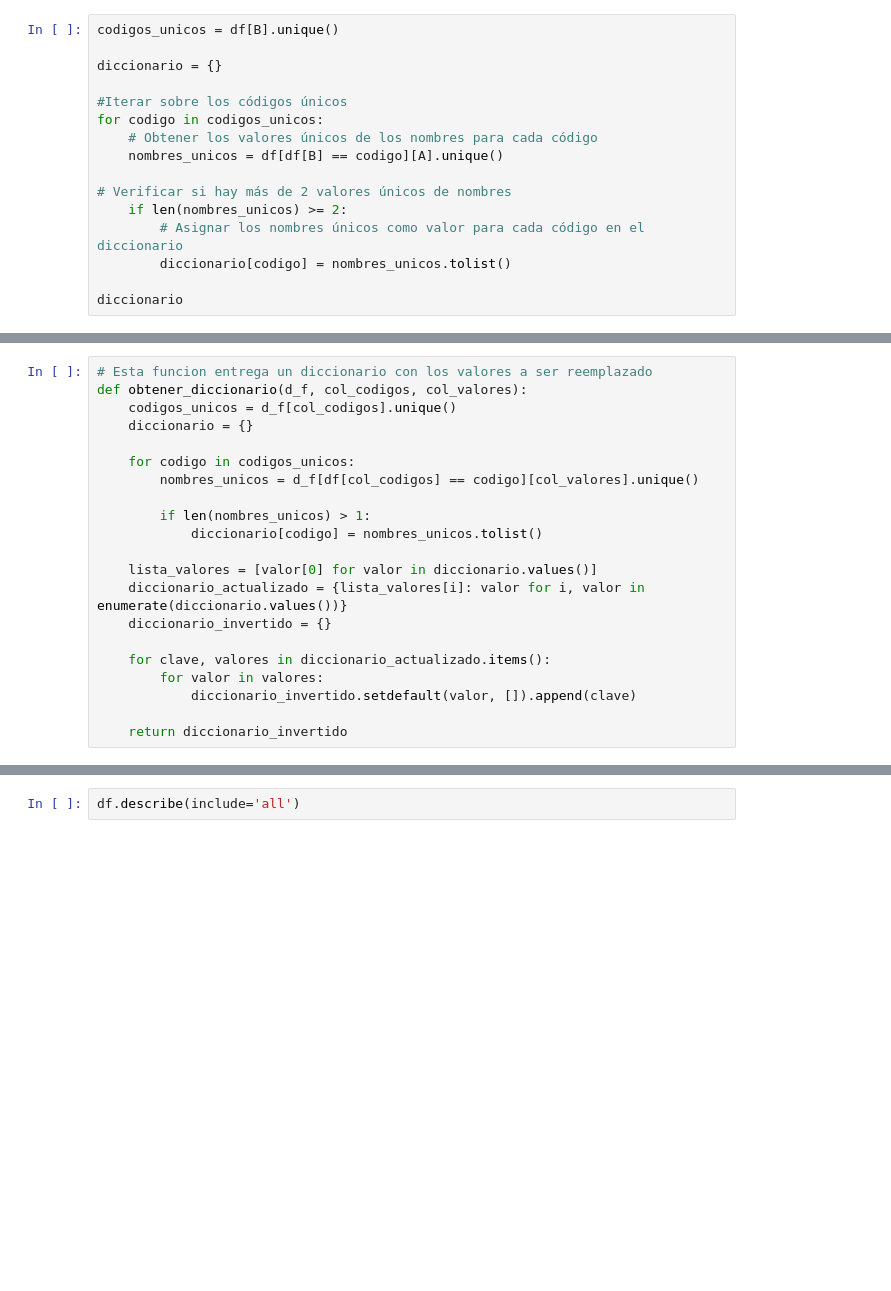
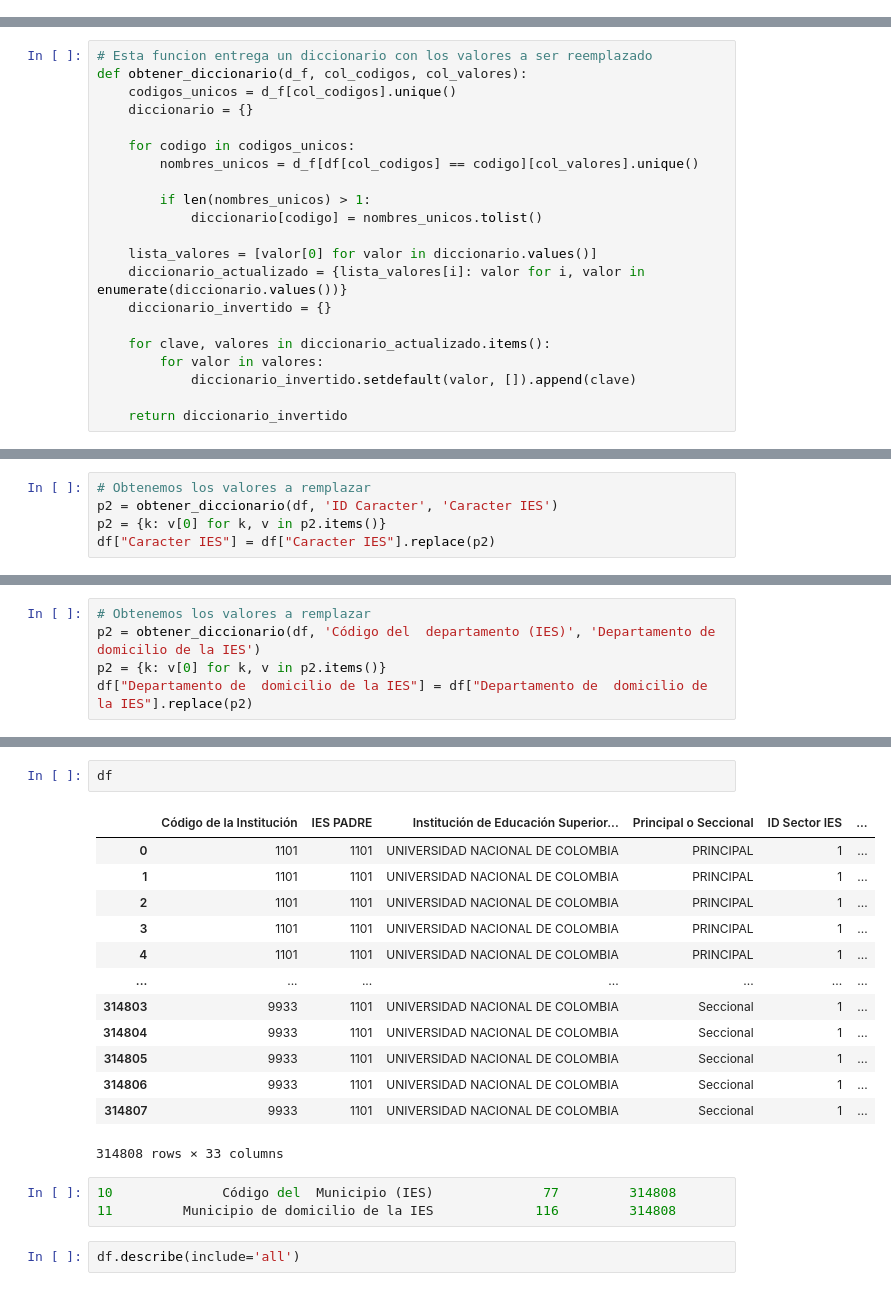
Before and after one commit to cthed2/analisis_SNIES, a Jupyter notebook: notebook.ipynb, the cells around one changed output, grey strips where cells are left out. Cells and saved outputs as stored; diff of their text form; blank space fills up the shorter version.

Commit message:
Municipio de domicilio de la IES

```diff
--- a/notebook.ipynb
+++ b/notebook.ipynb
@@ -173,16 +176,0 @@ print(diccionario)
-# %%
-codigos_unicos = df[B].unique()
-
-diccionario = {}
-
-#Iterar sobre los códigos únicos
-for codigo in codigos_unicos:
-    # Obtener los valores únicos de los nombres para cada código
-    nombres_unicos = df[df[B] == codigo][A].unique()
-
-# Verificar si hay más de 2 valores únicos de nombres
-    if len(nombres_unicos) >= 2:
-        # Asignar los nombres únicos como valor para cada código en el diccionario
-        diccionario[codigo] = nombres_unicos.tolist()
-
-diccionario
@@ -228,0 +228,5 @@ df["Institución de Educación Superior (IES)"] = df["Institución de Educación
+# %%
+# Obtenemos los valores a remplazar
+p2 = obtener_diccionario(df, 'ID Caracter', 'Caracter IES')
+p2 = {k: v[0] for k, v in p2.items()}
+df["Caracter IES"] = df["Caracter IES"].replace(p2)
@@ -228,0 +243,5 @@ df["Institución de Educación Superior (IES)"] = df["Institución de Educación
+# %%
+# Obtenemos los valores a remplazar
+p2 = obtener_diccionario(df, 'Código del  departamento (IES)', 'Departamento de  domicilio de la IES')
+p2 = {k: v[0] for k, v in p2.items()}
+df["Departamento de  domicilio de la IES"] = df["Departamento de  domicilio de la IES"].replace(p2)
@@ -229,3 +260,22 @@ df["Institución de Educación Superior (IES)"] = df["Institución de Educación
+# %%
+df
+# %% [output]
+|  | Código de la Institución | IES PADRE | Institución de Educación Superior... | Principal o Seccional | ID Sector IES | ... |
+| 0 | 1101 | 1101 | UNIVERSIDAD NACIONAL DE COLOMBIA | PRINCIPAL | 1 | ... |
+| 1 | 1101 | 1101 | UNIVERSIDAD NACIONAL DE COLOMBIA | PRINCIPAL | 1 | ... |
+| 2 | 1101 | 1101 | UNIVERSIDAD NACIONAL DE COLOMBIA | PRINCIPAL | 1 | ... |
+| 3 | 1101 | 1101 | UNIVERSIDAD NACIONAL DE COLOMBIA | PRINCIPAL | 1 | ... |
+| 4 | 1101 | 1101 | UNIVERSIDAD NACIONAL DE COLOMBIA | PRINCIPAL | 1 | ... |
+| ... | ... | ... | ... | ... | ... | ... |
+| 314803 | 9933 | 1101 | UNIVERSIDAD NACIONAL DE COLOMBIA | Seccional | 1 | ... |
+| 314804 | 9933 | 1101 | UNIVERSIDAD NACIONAL DE COLOMBIA | Seccional | 1 | ... |
+| 314805 | 9933 | 1101 | UNIVERSIDAD NACIONAL DE COLOMBIA | Seccional | 1 | ... |
+| 314806 | 9933 | 1101 | UNIVERSIDAD NACIONAL DE COLOMBIA | Seccional | 1 | ... |
+| 314807 | 9933 | 1101 | UNIVERSIDAD NACIONAL DE COLOMBIA | Seccional | 1 | ... |
+314808 rows × 33 columns
+# %%
+10              Código del  Municipio (IES)              77         314808
+11         Municipio de domicilio de la IES             116         314808
 # %%
 df.describe(include='all')
 # %% [output]
```
Also changed, not shown: parts of 14 cells of this notebook.
